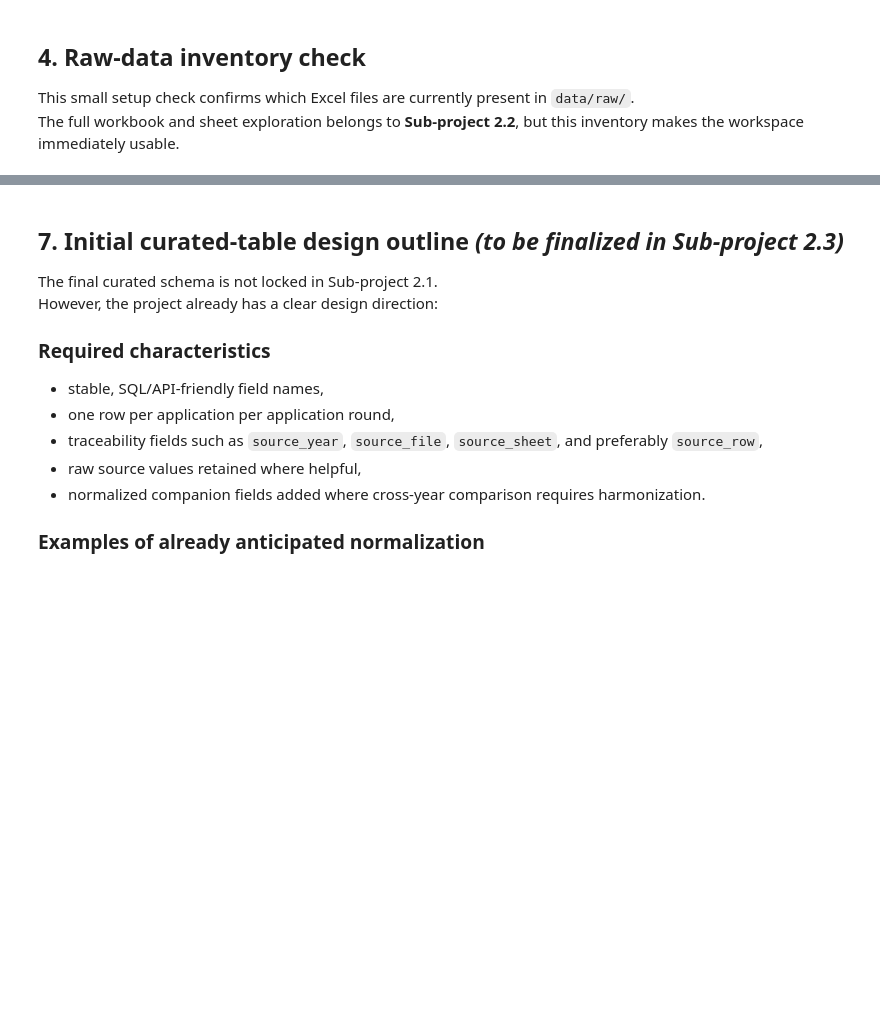
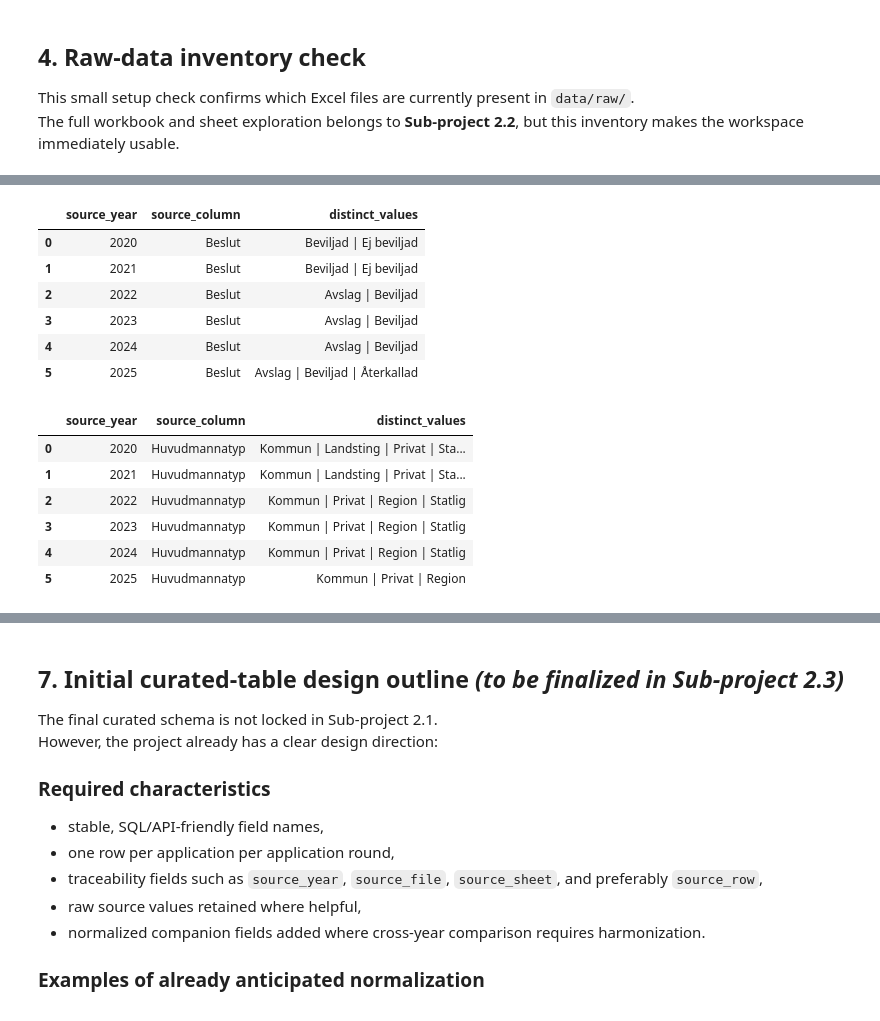
Before and after one commit to GhaneJ/Data_Pipelines, a Jupyter notebook: part_2/main.ipynb, the cells around one changed output, grey strips where cells are left out. Saved outputs shown, nothing was run; the diff lists cells and outputs as text; code cells hidden in the pictures; blank space fills up the shorter version.

```diff
--- a/part_2/main.ipynb
+++ b/part_2/main.ipynb
@@ -116,3 +481,38 @@ Planned content:
+# %%
+def summarize_distinct_values(tables_by_year: dict[int, pd.DataFrame], column_name: str) -> pd.DataFrame:
+    """Summarize sorted distinct non-null source values for one column by source year."""
+    rows = []
+    for year, table in sorted(tables_by_year.items()):
+        distinct_values = sorted(str(value) for value in table[column_name].dropna().unique())
+        rows.append(
+            {
+                "source_year": year,
+                "source_column": column_name,
+                "distinct_values": " | ".join(distinct_values),
+            }
+        )
+    return pd.DataFrame(rows)
+
+beslut_value_summary = summarize_distinct_values(tabell_3_tables, "Beslut")
+huvudmannatyp_value_summary = summarize_distinct_values(tabell_3_tables, "Huvudmannatyp")
+
+display(beslut_value_summary)
+display(huvudmannatyp_value_summary)
+# %% [output]
+|  | source_year | source_column | distinct_values |
+| 0 | 2020 | Beslut | Beviljad | Ej beviljad |
+| 1 | 2021 | Beslut | Beviljad | Ej beviljad |
+| 2 | 2022 | Beslut | Avslag | Beviljad |
+| 3 | 2023 | Beslut | Avslag | Beviljad |
+| 4 | 2024 | Beslut | Avslag | Beviljad |
+| 5 | 2025 | Beslut | Avslag | Beviljad | Återkallad |
+|  | source_year | source_column | distinct_values |
+| 0 | 2020 | Huvudmannatyp | Kommun | Landsting | Privat | Sta... |
+| 1 | 2021 | Huvudmannatyp | Kommun | Landsting | Privat | Sta... |
+| 2 | 2022 | Huvudmannatyp | Kommun | Privat | Region | Statlig |
+| 3 | 2023 | Huvudmannatyp | Kommun | Privat | Region | Statlig |
+| 4 | 2024 | Huvudmannatyp | Kommun | Privat | Region | Statlig |
+| 5 | 2025 | Huvudmannatyp | Kommun | Privat | Region |
 # %% [markdown]
 ## 6. Why `Tabell 3` is the main source and `Tabell 4` is not merged
 
```
Also changed, not shown: parts of 20 cells of this notebook, 2 other files.
